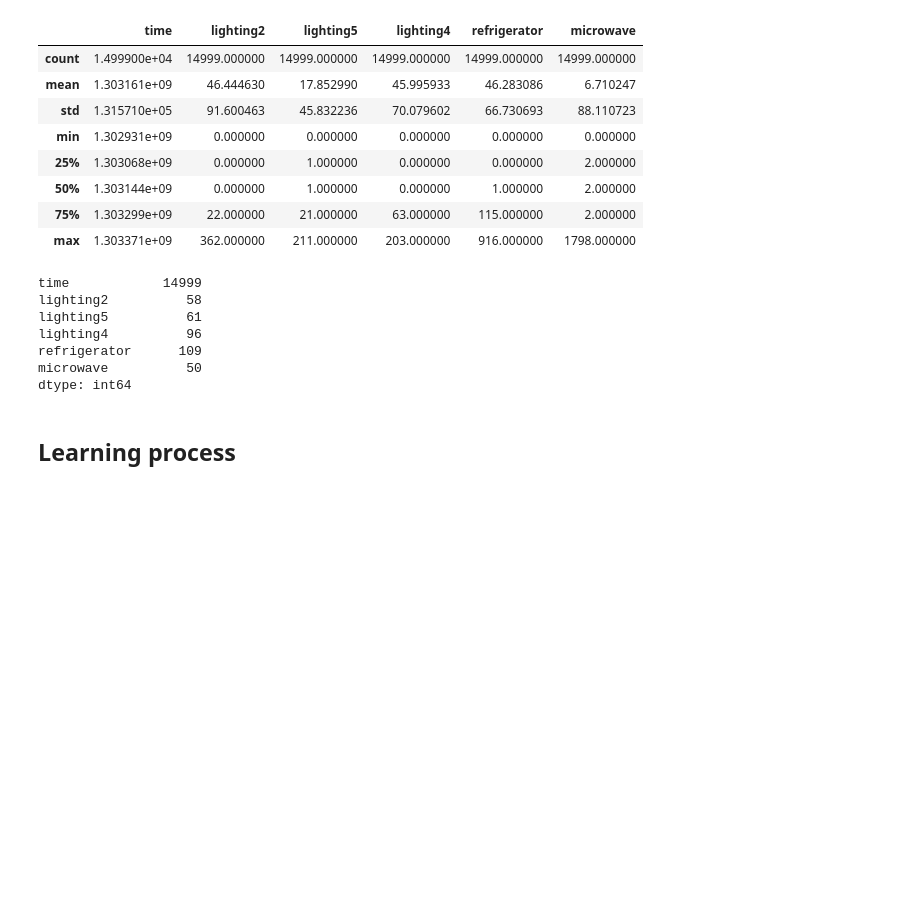
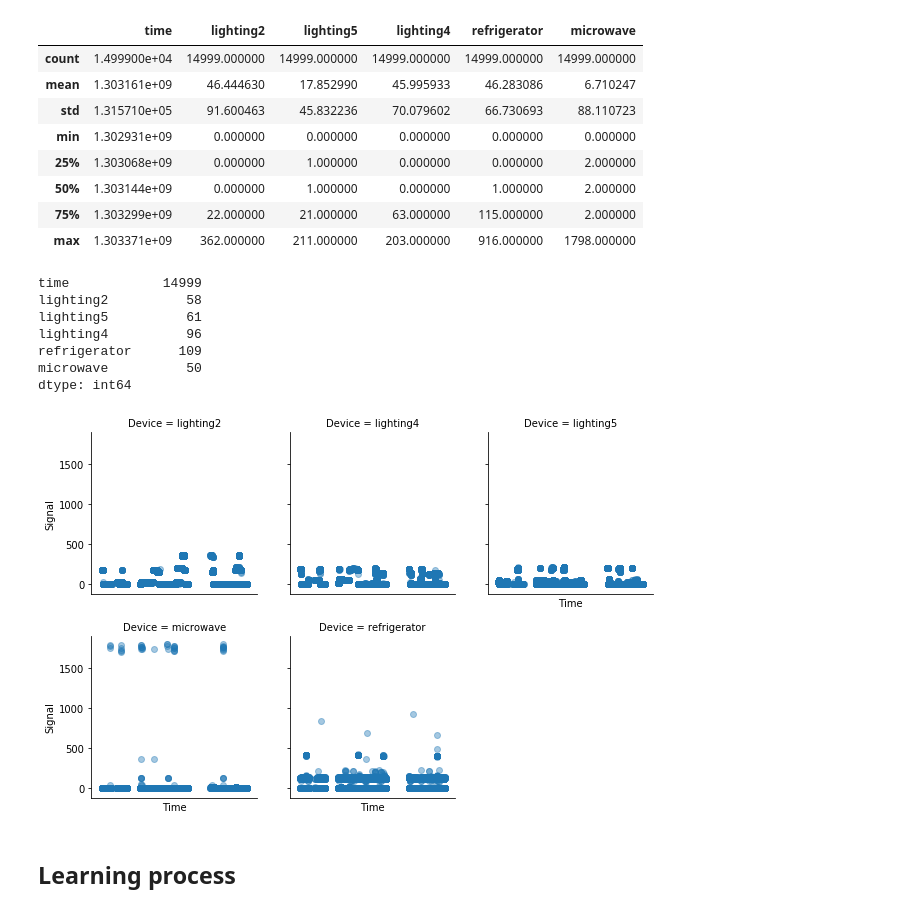
Before and after one commit to keroiw/HiddenMarkovModels, a Jupyter notebook: HMM.ipynb, the cells around one changed output. Saved outputs shown, nothing was run; the diff lists cells and outputs as text; code cells hidden in the pictures; blank space fills up the shorter version.

```diff
--- a/HMM.ipynb
+++ b/HMM.ipynb
@@ -46,6 +46,10 @@ lighting4          96
 refrigerator      109
 microwave          50
 dtype: int64
+# %%
+plot_signals(devices_dataset)
+# %% [output]
+[figure, added]
 # %% [markdown]
 ## Learning process
 # %%
```
Also changed, not shown: parts of 3 cells of this notebook, 2 other files.
